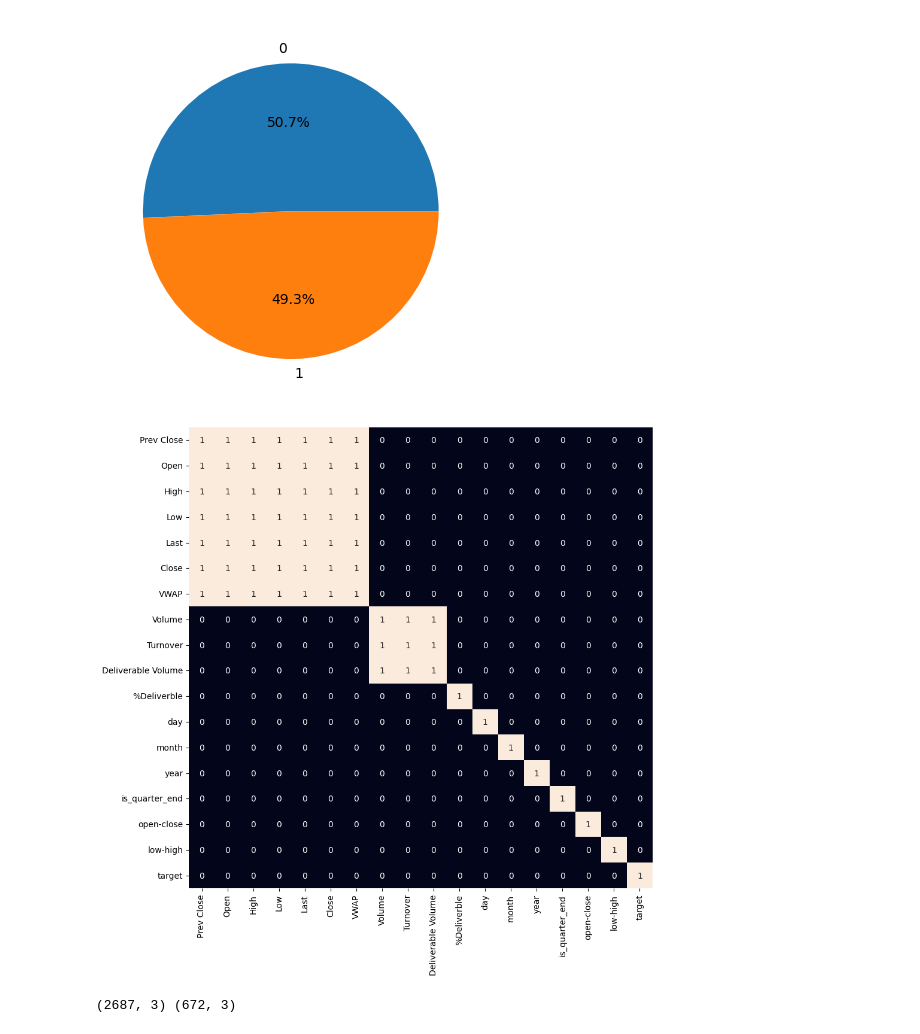
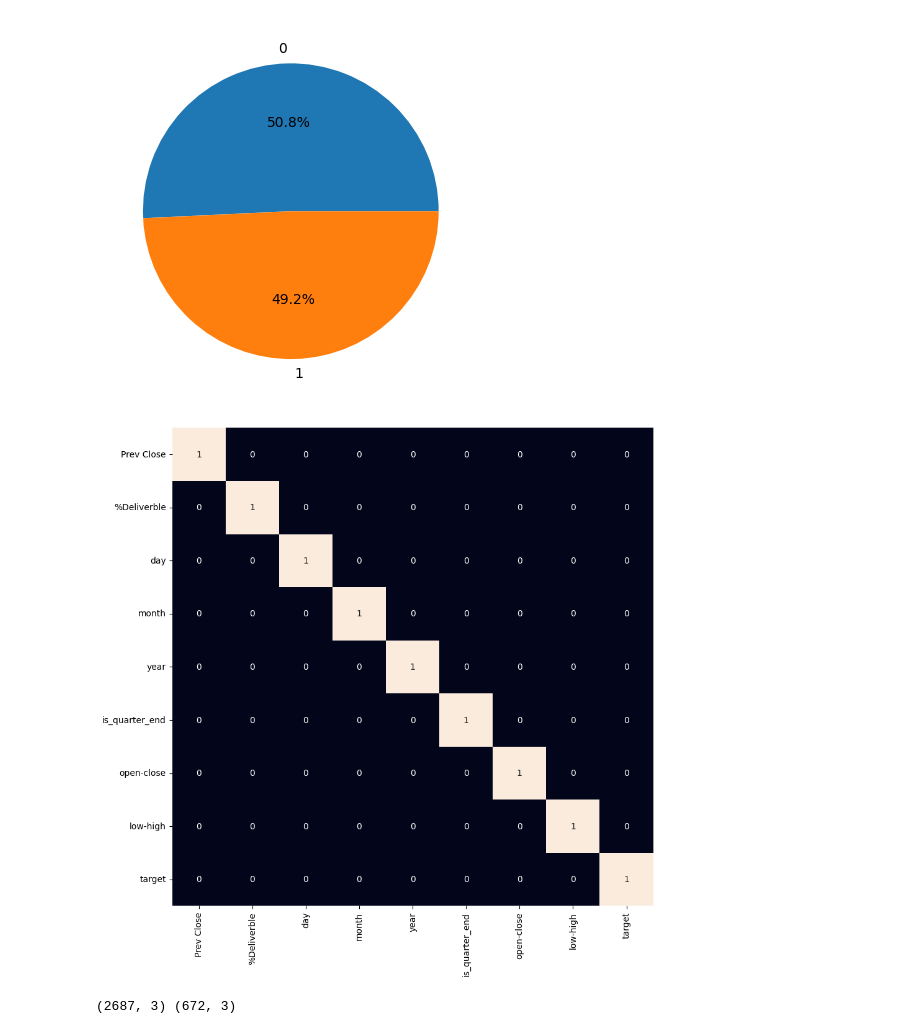
Before and after one commit to heronhoga/stock-prediction, a Jupyter notebook: prediction.ipynb, the cells around one changed output. Saved outputs shown, nothing was run; the diff lists cells and outputs as text; code cells hidden in the pictures.

```diff
--- a/prediction.ipynb
+++ b/prediction.ipynb
@@ -140,7 +140,7 @@ df.drop('Date', axis=1).groupby('is_quarter_end').mean(numeric_only=True)
 # %%
 df['open-close']  = df['Open'] - df['Close']
 df['low-high']  = df['Low'] - df['High']
-df['target'] = np.where(df['Close'].shift(-1) > df['Close'], 1, 0)
+df['target'] = np.where(df['Prev Close'] > df['Close'], 1, 0)
 # %%
 plt.pie(df['target'].value_counts().values,
         labels=[0, 1], autopct='%1.1f%%')
@@ -150,10 +150,10 @@ plt.show()
 # %%
 plt.figure(figsize=(10, 10))
 
-sb.heatmap(df.drop({'Date', 'Symbol', 'Series'}, axis=1).corr() > 0.9, annot=True, cbar=False)
+sb.heatmap(df.drop({'Date', 'Symbol', 'Series', 'Open', 'High', 'Low', 'Last', 'Close', 'VWAP', 'Volume', 'Turnover', 'Deliverable Volume'}, axis=1).corr() > 0.9, annot=True, cbar=False)
 plt.show()
 # %% [output]
-[figure, old version]
+[figure, new version]
 # %%
 features = df[['open-close', 'low-high', 'is_quarter_end']]
 target = df['target']
```
Also changed, not shown: parts of 4 cells of this notebook.
